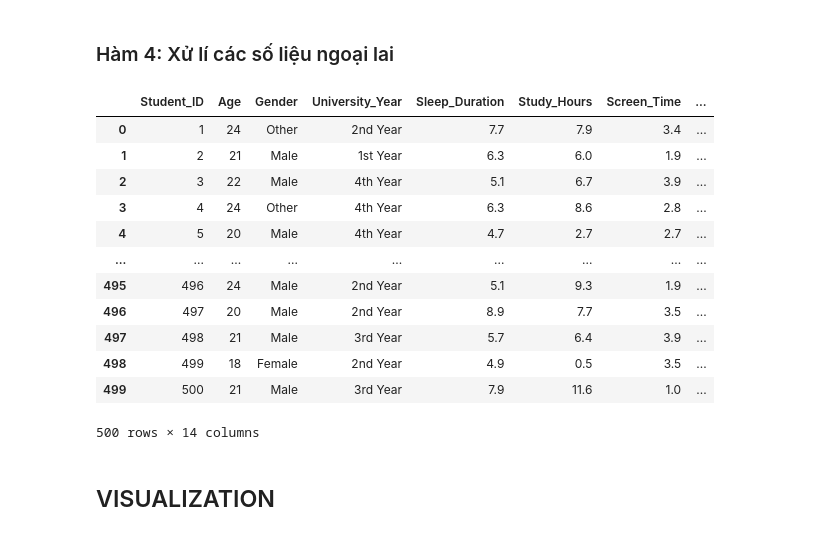
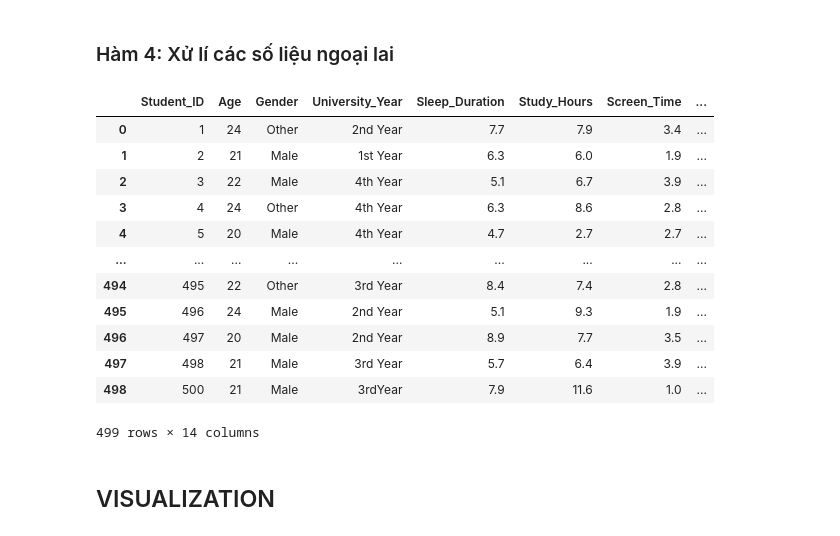
Before and after one commit to MaxTrann/PROJECT_PYTHON, a Jupyter notebook: project.ipynb, the cells around one changed output. Cells and saved outputs as stored; diff of their text form; code cells hidden in the pictures.

```diff
--- a/project.ipynb
+++ b/project.ipynb
@@ -34,4 +15,5 @@ TypeError: '>=' not supported between instances of 'str' and 'int'
 # %%
+Cleaning_Data = loadData('student_sleep_patterns.csv')
 Data_Frame = dataProcessing('student_sleep_patterns.csv')
 # %% [markdown]
 ## In dữ liệu
@@ -208,21 +207,21 @@ deleteMissData(Data_Frame)
 # %% [markdown]
 ### Hàm 4: Xử lí các số liệu ngoại lai
 # %%
-deleteOutliers(Data_Frame)
+deleteOutliers(Cleaning_Data)
 # %% [output]
 |  | Student_ID | Age | Gender | University_Year | Sleep_Duration | Study_Hours | Screen_Time | ... |
 | 0 | 1 | 24 | Other | 2nd Year | 7.7 | 7.9 | 3.4 | ... |
 | 1 | 2 | 21 | Male | 1st Year | 6.3 | 6.0 | 1.9 | ... |
 | 2 | 3 | 22 | Male | 4th Year | 5.1 | 6.7 | 3.9 | ... |
 | 3 | 4 | 24 | Other | 4th Year | 6.3 | 8.6 | 2.8 | ... |
 | 4 | 5 | 20 | Male | 4th Year | 4.7 | 2.7 | 2.7 | ... |
 | ... | ... | ... | ... | ... | ... | ... | ... | ... |
+| 494 | 495 | 22 | Other | 3rd Year | 8.4 | 7.4 | 2.8 | ... |
 | 495 | 496 | 24 | Male | 2nd Year | 5.1 | 9.3 | 1.9 | ... |
 | 496 | 497 | 20 | Male | 2nd Year | 8.9 | 7.7 | 3.5 | ... |
 | 497 | 498 | 21 | Male | 3rd Year | 5.7 | 6.4 | 3.9 | ... |
-| 498 | 499 | 18 | Female | 2nd Year | 4.9 | 0.5 | 3.5 | ... |
-| 499 | 500 | 21 | Male | 3rd Year | 7.9 | 11.6 | 1.0 | ... |
+| 498 | 500 | 21 | Male | 3rdYear | 7.9 | 11.6 | 1.0 | ... |
-500 rows × 14 columns
+499 rows × 14 columns
 # %% [markdown]
 ## VISUALIZATION
 # %%
```
Also changed, not shown: parts of 18 cells of this notebook.
